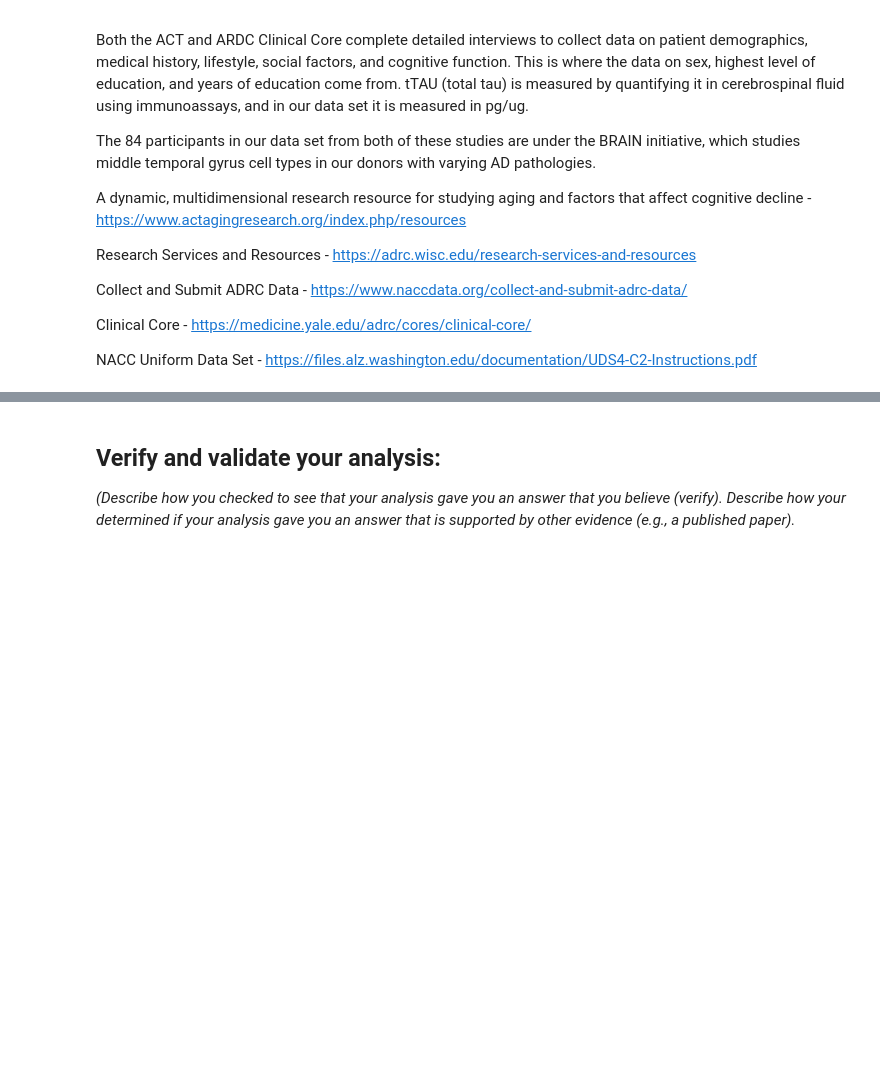
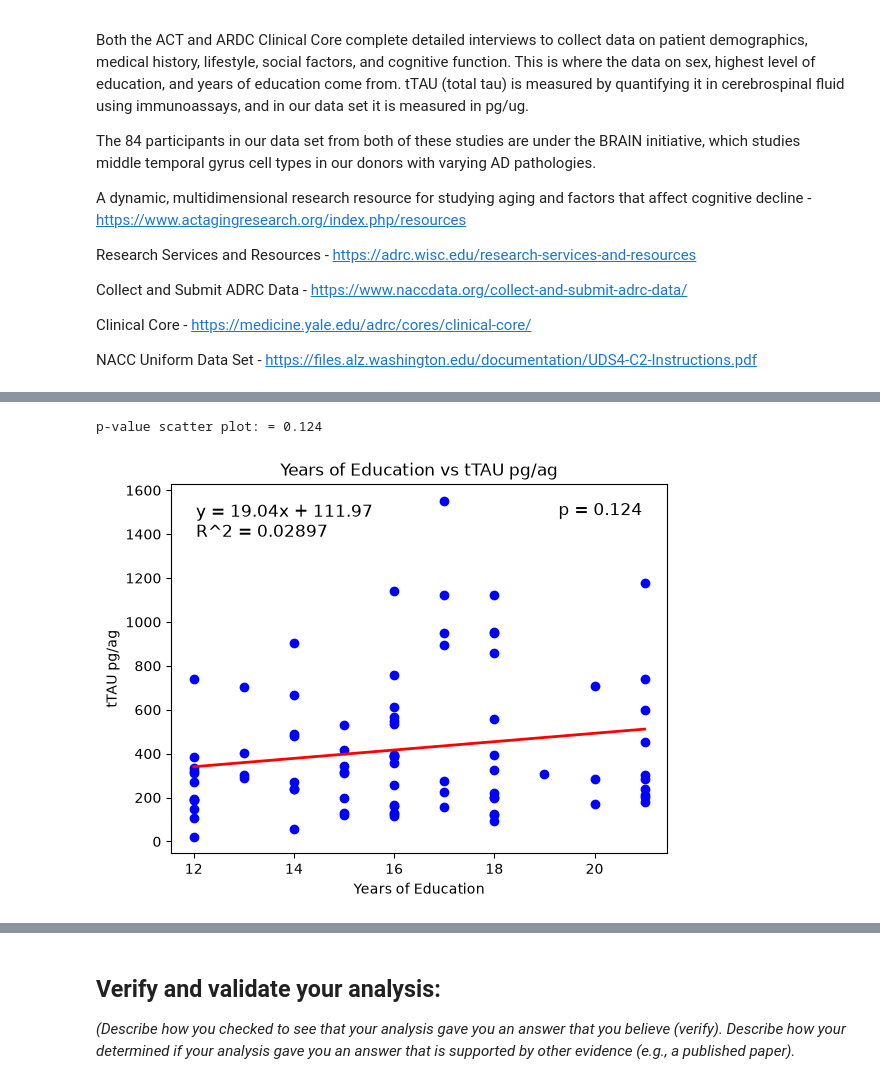
Before and after one commit to MalcolmEp/BME2315_Module1, a Jupyter notebook: Module 1 Template.ipynb, the cells around one changed output, grey strips where cells are left out. Saved outputs shown, nothing was run; the diff lists cells and outputs as text; code cells hidden in the pictures; blank space fills up the shorter version.

```diff
--- a/Module 1 Template.ipynb
+++ b/Module 1 Template.ipynb
@@ -178,0 +245,57 @@ NACC Uniform Data Set - https://files.alz.washington.edu/documentation/UDS4-C2-I
+# %%
+# SCATTER PLOT
+
+years_of_education = []  # initializing brain ph and tau lists
+tTau_pg_ug = []
+
+# Outlier analysis - We used the IQR method of upper and lower fences except with 3 x IQR instead of just IQR. This only removes extreme outliers.
+
+all_tTau = []
+
+for patient in Patient_Objects.all_patients:
+    all_tTau.append(patient.tTau_pg_ug)
+
+q1, q3 = np.percentile(all_tTau, [25,75]) # Fetches the 25th and 75th percentile
+iqr = q3-q1 # Setting IQR
+
+lower_fence = q1 - 4.5 * iqr # The equation for fences is normally q1 +- 1.5 * IQR, however we are using IQR x 3 for only extreme outliers.
+upper_fence = q1 + 4.5 * iqr # Same for upper fence
+
+for patient in Patient_Objects.all_patients:  # Adding tTau and years of education values of all patients that aren't outliers to their respective lists
+    if lower_fence < patient.tTau_pg_ug < upper_fence:
+        tTau_pg_ug.append(patient.tTau_pg_ug)
+        years_of_education.append(patient.years_of_education)
+
+X = years_of_education # Setting variables, x for years of education. y for tau
+y = tTau_pg_ug
+
+X = np.array(years_of_education).reshape(-1,1) # Converts python lists of both values into the formal sklearn's linear regression uses
+y = np.array(tTau_pg_ug)
+
+model = LinearRegression() # Setting model to linear regression and fitting the data to it
+model.fit(X,y)
+
+slope = model.coef_[0] # Fetching the slope
+intercept = model.intercept_ # Fetching the y-intercept
+r2 = model.score(X,y) # Fetching the r^2
+
+result = stats.linregress(years_of_education, tTau_pg_ug) # Setting result to the completed regression
+print(f'p-value scatter plot: = {result.pvalue:.3f}')
+
+equation = f"y = {slope:.2f}x + {intercept:.2f}\nR^2 = {r2:.5f}" # Writing out line of best fit equation
+plt.text(0.05, 0.95, equation, transform=plt.gca().transAxes, color = "black", fontsize = 12, verticalalignment = 'top') # Inserting the equation
+
+plt.text(0.95, 0.95, f"p = {result.pvalue:.3f}", transform=plt.gca().transAxes, color="black", fontsize=12, verticalalignment='top', horizontalalignment='right') # Inserting the p-value
+
+x_line = np.linspace(X.min(), X.max(), 100).reshape(-1, 1) # Plotting the actual line of best fit on the graph
+y_line = model.predict(x_line)
+plt.plot(x_line, y_line, color='red', linewidth=2)
+
+plt.scatter(X, y, color='blue') # Setting colors / titles and printing the scatter plot
+plt.xlabel('Years of Education')
+plt.ylabel('tTAU pg/ag')
+plt.title('Years of Education vs tTAU pg/ag')
+plt.show()
+# %% [output]
+p-value scatter plot: = 0.124
+[figure, added]
```
Also changed, not shown: parts of 9 cells of this notebook, 2 other files.
